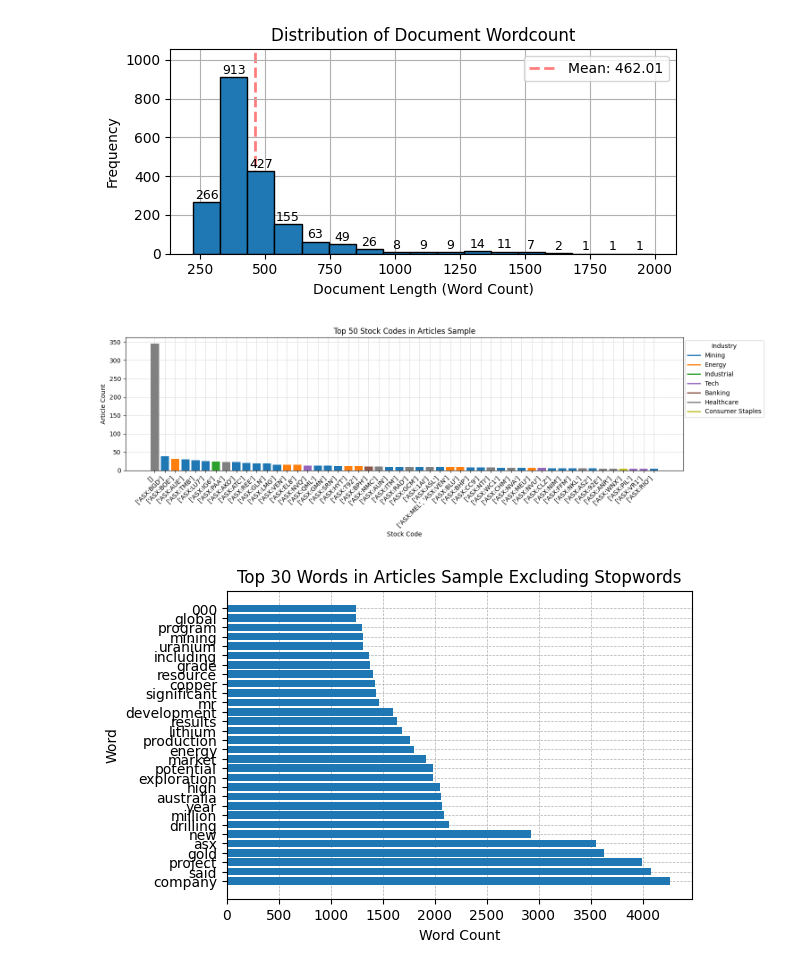
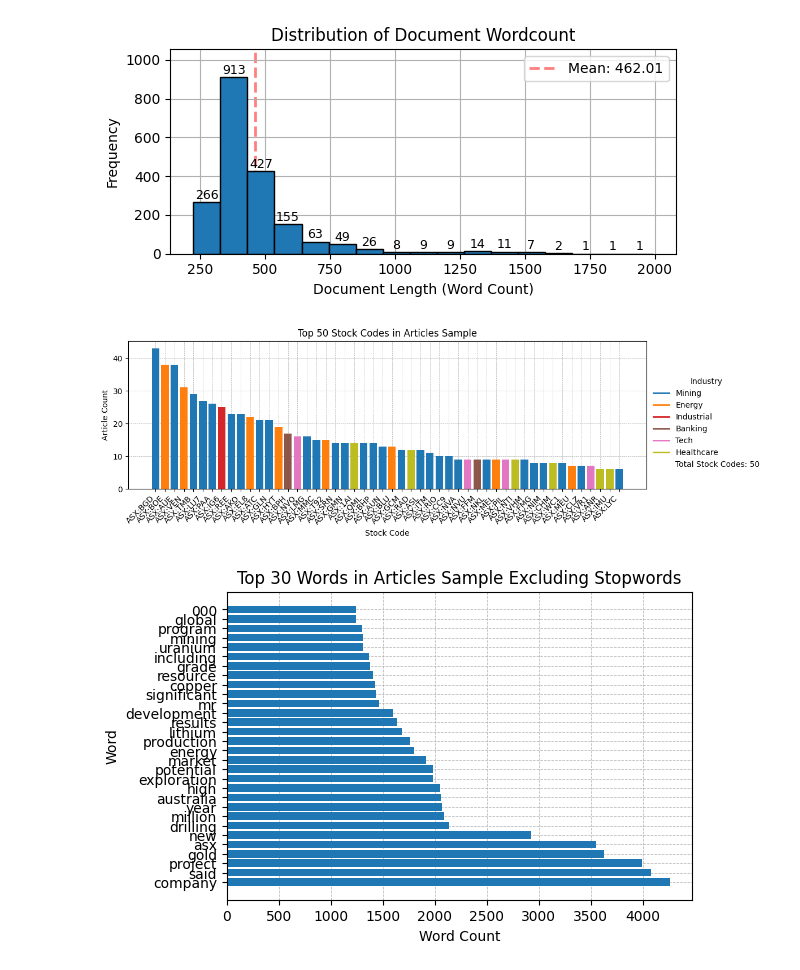
Before and after one commit to H-unter/MA3831-Assignment-2-3, a Jupyter notebook: code/scrape_article.ipynb, the cells around one changed output. Cells and saved outputs as stored; diff of their text form; code cells hidden in the pictures.

```diff
--- a/code/scrape_article.ipynb
+++ b/code/scrape_article.ipynb
@@ -274,7 +274,13 @@ df.to_csv('../data/article_scraped_data.csv', index=False)
 # Article EDA
 # %%
 # RUN THIS CODE IF YOU ALREADY HAVE THE DATA
-df = pd.read_csv('../data/article_scraped_data.csv')
+import pandas as pd
+import ast
+import matplotlib.pyplot as plt
+import seaborn as sns
+import numpy as np
+import re
+df = pd.read_csv('../data/article_scraped_data.csv', converters={'stock_codes': ast.literal_eval})
 df['datetime'] = pd.to_datetime(df['datetime'], errors='coerce')
 df['month'] = df['datetime'].dt.strftime('%b %y')
 df
@@ -396,43 +402,48 @@ plt.show()
 [figure]
 # %%
 # Flatten the list of stock codes
-stock_codes = df['stock_codes'].explode()
+stock_codes = df.loc[df['stock_codes'].apply(len) > 0, 'stock_codes'].explode()
 # Count the occurrences of each stock code
 n = 50
 stock_code_counts = stock_codes.value_counts().head(n)
 top_n_stock_codes = stock_code_counts.index.tolist()
 
 # Map the stock codes to their respective industries
 stock_to_industry = df[['stock_codes', 'stock_code_industry']].dropna().explode('stock_codes').drop_duplicates(subset=['stock_codes']).set_index('stock_codes')['stock_code_industry']
 stock_code_industries = stock_code_counts.index.map(stock_to_industry)
 
 # Filter out NaN industries and create a dictionary mapping industries to colors
 valid_industries = stock_code_industries.dropna().unique()
 industry_color_map = {industry: plt.cm.tab10(i / len(valid_industries)) for i, industry in enumerate(valid_industries)}
 
 # Plot the distribution
-plt.figure(figsize=(15, 5))
+plt.figure(figsize=(12, 4))
 bars = plt.bar(stock_code_counts.index, stock_code_counts.values,
                color=[industry_color_map.get(stock_to_industry.get(code, None), 'gray') for code in stock_code_counts.index], zorder=2)
 
 # Add a legend
 handles = [plt.Line2D([0], [0], color=color, lw=2) for industry, color in industry_color_map.items()]
 labels = list(industry_color_map.keys())
-plt.legend(handles, labels, title='Industry', loc='upper right', bbox_to_anchor=(1.15, 1))
+# Add a legend with the total stock codes integrated at the bottom
+total_stock_codes = len(stock_code_counts)
+handles.append(plt.Line2D([0], [0], color='none', lw=0))  # Add an empty line for spacing
+labels.append(f'Total Stock Codes: {total_stock_codes}')
+plt.legend(handles, labels, title='Industry', loc='upper left', bbox_to_anchor=(1, 0.8), frameon=False)
 
 # Add gridlines
 plt.grid(True, which='both', linestyle='--', linewidth=0.5, zorder=1)
 
 # Add title and labels
 plt.title(f'Top {n} Stock Codes in Articles Sample')
 plt.xlabel('Stock Code')
 plt.ylabel('Article Count')
 plt.xticks(rotation=45, ha='right')
 
 plt.tight_layout()
+plt.savefig('../report/figures/top_stock_codes.pdf', format='pdf', bbox_inches='tight')
 plt.show()
 # %% [output]
-[figure, old version]
+[figure, new version]
 # %%
 from sklearn.feature_extraction.text import CountVectorizer
 
```
Also changed, not shown: parts of 2 cells of this notebook, 17 other files.
